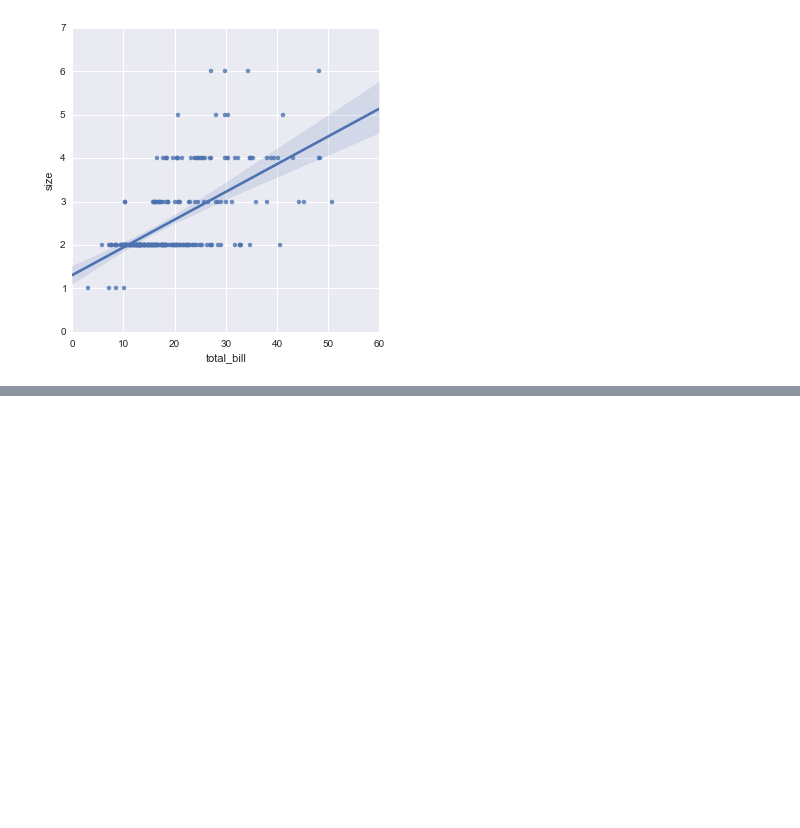
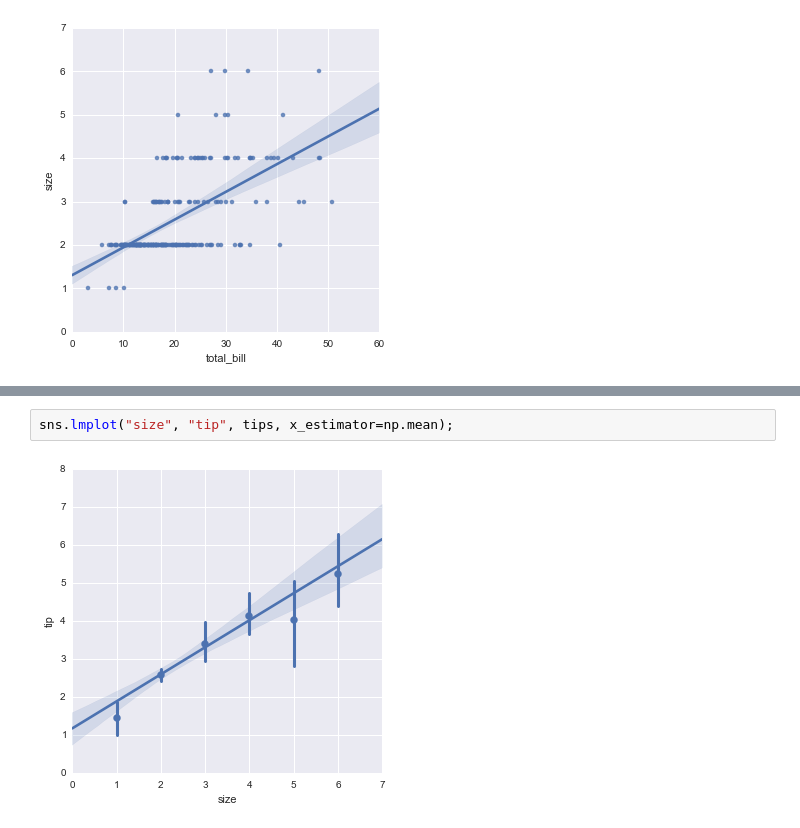
Before and after one commit to tarmstro/mvbop, a Jupyter notebook: seaborn_tutorial.ipynb, the cells around one changed output, grey strips where cells are left out. Cells and saved outputs as stored; diff of their text form; blank space fills up the shorter version.

```diff
--- a/seaborn_tutorial.ipynb
+++ b/seaborn_tutorial.ipynb
@@ -302,0 +307,4 @@ sns.lmplot("total_bill", "size", tips)
+# %%
+sns.lmplot("size", "tip", tips, x_estimator=np.mean);
+# %% [output]
+[figure, added]
```
Also changed, not shown: parts of 1 cell of this notebook.
